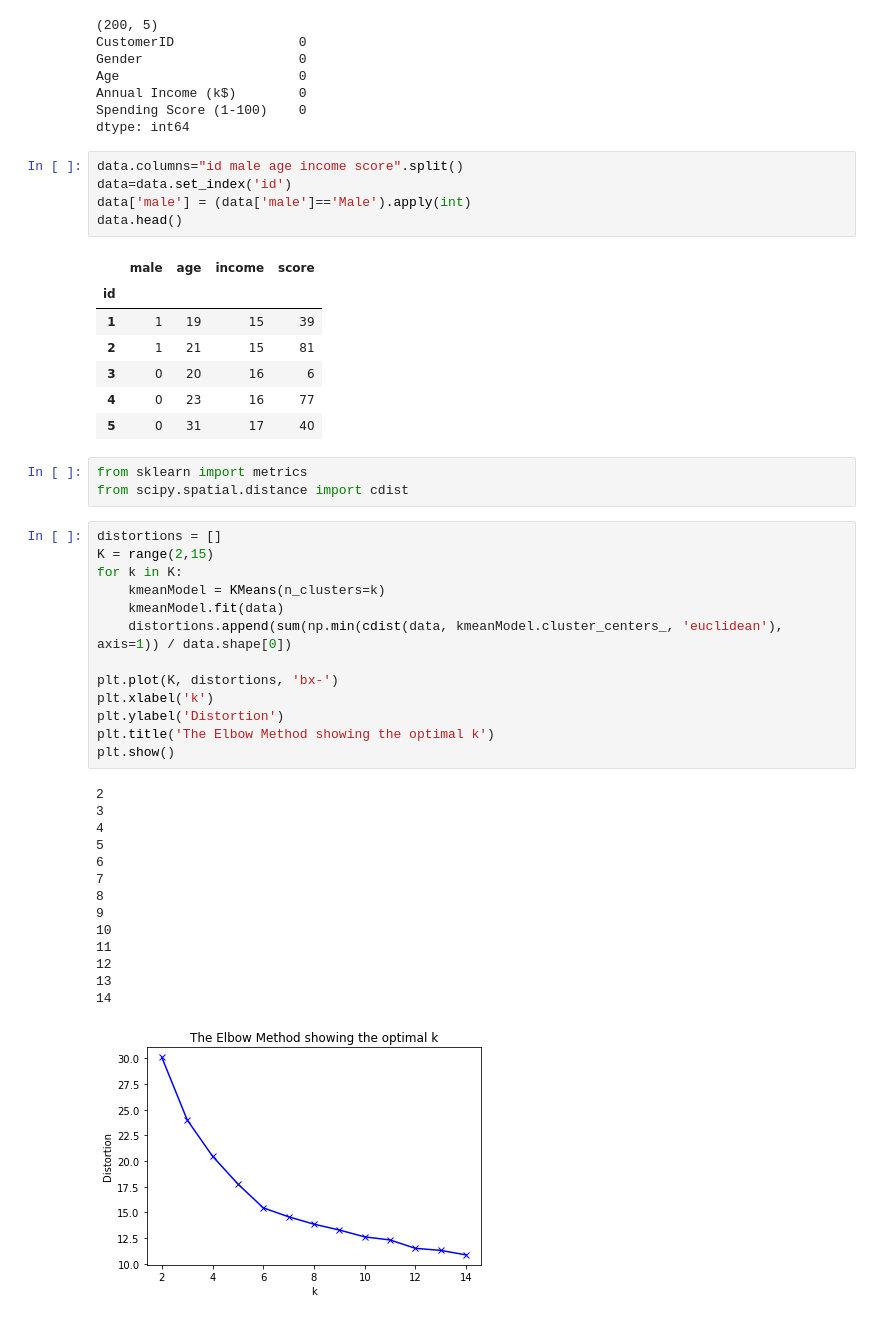
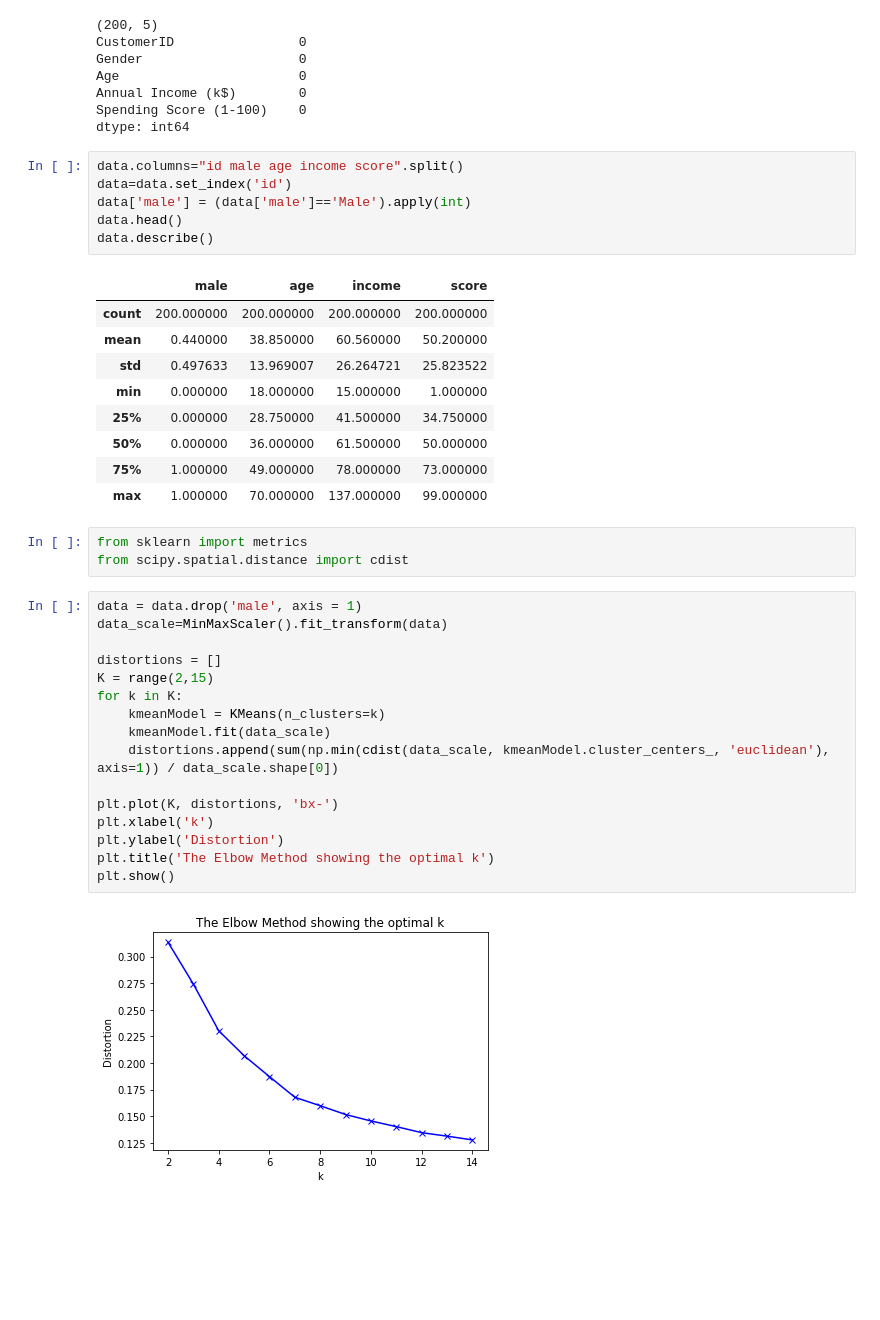
Before and after one commit to Lesica/booster-mds, a Jupyter notebook: MallCustomers_new.ipynb, the cells around one changed output. Saved outputs shown, nothing was run; the diff lists cells and outputs as text; blank space fills up the shorter version.

```diff
--- a/MallCustomers_new.ipynb
+++ b/MallCustomers_new.ipynb
@@ -32,45 +33,38 @@ data.columns="id male age income score".split()
 data=data.set_index('id')
 data['male'] = (data['male']=='Male').apply(int)
 data.head()
+data.describe()
 # %% [output]
 |  | male | age | income | score |
-| id |  |  |  |  |
-| 1 | 1 | 19 | 15 | 39 |
-| 2 | 1 | 21 | 15 | 81 |
-| 3 | 0 | 20 | 16 | 6 |
-| 4 | 0 | 23 | 16 | 77 |
-| 5 | 0 | 31 | 17 | 40 |
+| count | 200.000000 | 200.000000 | 200.000000 | 200.000000 |
+| mean | 0.440000 | 38.850000 | 60.560000 | 50.200000 |
+| std | 0.497633 | 13.969007 | 26.264721 | 25.823522 |
+| min | 0.000000 | 18.000000 | 15.000000 | 1.000000 |
+| 25% | 0.000000 | 28.750000 | 41.500000 | 34.750000 |
+| 50% | 0.000000 | 36.000000 | 61.500000 | 50.000000 |
+| 75% | 1.000000 | 49.000000 | 78.000000 | 73.000000 |
+| max | 1.000000 | 70.000000 | 137.000000 | 99.000000 |
 # %%
 from sklearn import metrics
 from scipy.spatial.distance import cdist
 # %%
+data = data.drop('male', axis = 1)
+data_scale=MinMaxScaler().fit_transform(data)
+
 distortions = []
 K = range(2,15)
 for k in K:
     kmeanModel = KMeans(n_clusters=k)
-    kmeanModel.fit(data)
-    distortions.append(sum(np.min(cdist(data, kmeanModel.cluster_centers_, 'euclidean'), axis=1)) / data.shape[0])
+    kmeanModel.fit(data_scale)
+    distortions.append(sum(np.min(cdist(data_scale, kmeanModel.cluster_centers_, 'euclidean'), axis=1)) / data_scale.shape[0])
 
 plt.plot(K, distortions, 'bx-')
 plt.xlabel('k')
 plt.ylabel('Distortion')
 plt.title('The Elbow Method showing the optimal k')
 plt.show()
 # %% [output]
-2
-3
-4
-5
-6
-7
-8
-9
-10
-11
-12
-13
-14
-[figure, old version]
+[figure, new version]
 # %%
 current_palette = sns.color_palette('bright', 6)
 cls=KMeans(n_clusters=6)
```
Also changed, not shown: parts of 7 cells of this notebook.
